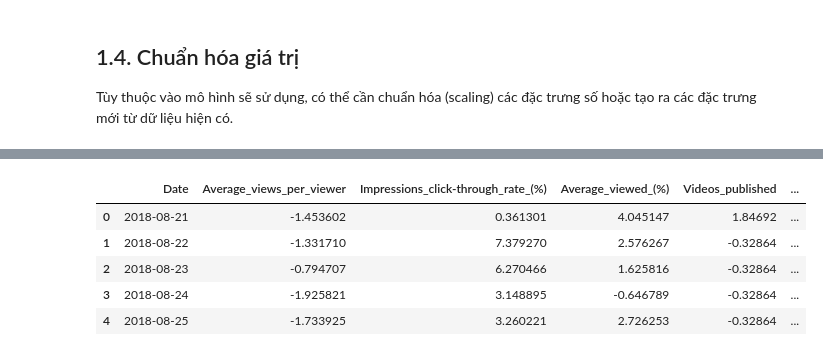
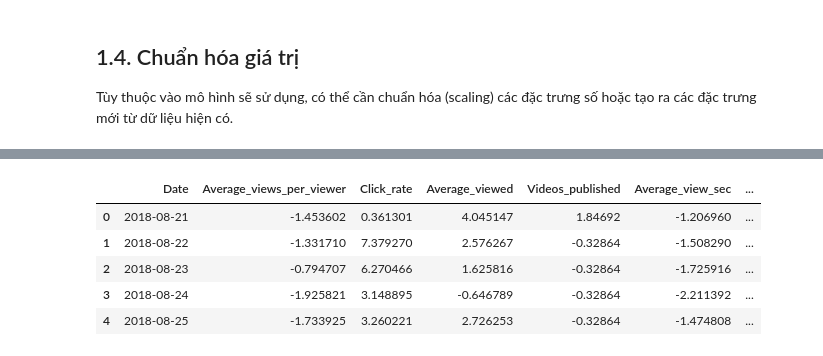
Before and after one commit to theanh-28/machine-learning-project, a Jupyter notebook: youtube_revenue_prediction.ipynb, the cells around one changed output, grey strips where cells are left out. Drawn from its saved outputs; the diff is of its cells as text; code cells hidden in the pictures.

```diff
--- a/youtube_revenue_prediction.ipynb
+++ b/youtube_revenue_prediction.ipynb
@@ -43,6 +41,7 @@ df = pd.concat((pd.read_csv(path+'/'+csv_names[0])[1:-1],
                 pd.read_csv(path+'/'+csv_names[2])[1:-1])).reset_index(drop=True)
 
 df.columns = df.columns.str.replace(' ', '_')
+'''
 col_map ={'Av\xader\xadage_views_per_view\xader':'Average_views_per_viewer',
           'Unique_view\xaders':'Unique_viewers',
           'Av\xader\xadage_per\xadcent\xadage_viewed_(%)':'Average_viewed_(%)',
@@ -58,6 +57,23 @@ col_map ={'Av\xader\xadage_views_per_view\xader':'Average_views_per_viewer',
           'Watch_time_(hours)':'Watch_hours',
           'Av\xader\xadage_view_dur\xada\xadtion':'Average_view_sec',
           'Your_es\xadt\xadim\xadated_rev\xaden\xadue_(USD)':'Revenue'}
+'''
+col_map ={'Av­er­age_views_per_view­er':'Average_views_per_viewer',
+          'Unique_view­ers':'Unique_viewers',
+          'Av­er­age_per­cent­age_viewed_(%)':'Average_viewed',
+          'Im­pres­sions':'Impressions',
+          'Dis\xadlikes':'Dislikes',
+          'Sub­scribers_lost':'Subscribers_lost',
+          'Sub­scribers_gained':'Subscribers_gained',
+          'Videos_pub­lished':'Videos_added',
+          'Videos_ad­ded':'Videos_published',
+          'Sub­scribers':'Subscribers',
+          'Im­pres­sions_click-through_rate_(%)':'Click_rate',
+          'Com­ments_ad­ded':'Comments',
+          'Watch_time_(hours)':'Watch_hours',
+          'Av­er­age_view_dur­a­tion':'Average_view_sec',
+          'Your_es­tim­ated_rev­en­ue_(USD)':'Revenue'}
+
 df = df.rename(columns=col_map)
 df = df.drop(['Likes_(vs._dis­likes)_(%)',   # Đã có cột Likes và Dislikes
               'Videos_added',               # Không ảnh hưởng doanh thu
@@ -325,8 +314,8 @@ Biến đổi logarit hiệu quả nhất với dữ liệu có phân phối b
 # %%
 # Identify numerical columns that might benefit from log transformation (right-skewed)
 cols_to_log_transform = [
-    'Unique_viewers', 'Im­pres­sions', 'Subscribers', 'Comments', 'Shares',
-    'Dislikes', 'Likes', 'Views', 'Watch_hours', 'Your_es­tim­ated_rev­en­ue_(USD)'
+    'Unique_viewers', 'Impressions', 'Subscribers', 'Comments', 'Shares',
+    'Dislikes', 'Likes', 'Views', 'Watch_hours', 'Revenue'
 ]
 
 # Apply np.log1p (log(1+x)) and replace original columns
@@ -409,19 +395,20 @@ from sklearn.preprocessing import StandardScaler
 # Identify numerical columns for scaling, excluding the new date features and the target variable 'Revenue' if it is not a feature
 numerical_cols_to_scale = df.select_dtypes(include=np.number).columns.tolist()
 # Assuming 'Revenue' is the target and should not be scaled as a feature
-if 'Your_es­tim­ated_rev­en­ue_(USD)_log' in numerical_cols_to_scale:
-    numerical_cols_to_scale.remove('Your_es­tim­ated_rev­en­ue_(USD)_log')
+if 'Revenue_log' in numerical_cols_to_scale:
+    numerical_cols_to_scale.remove('Revenue_log')
 
 
 # Apply StandardScaler to the selected numerical columns
 scaler = StandardScaler()
-df[numerical_cols_to_scale] = scaler.fit_transform(df[numerical_cols_to_scale])
+df_scaler = df.copy()
+df_scaler[numerical_cols_to_scale] = scaler.fit_transform(df_scaler[numerical_cols_to_scale])
 # %%
-display(df.head())
+display(df_scaler.head())
 # %% [output]
-|  | Date | Average_views_per_viewer | Im­pres­sions_click-through_rate_(%) | Average_viewed_(%) | Videos_published | ... |
-| 0 | 2018-08-21 | -1.453602 | 0.361301 | 4.045147 | 1.84692 | ... |
-| 1 | 2018-08-22 | -1.331710 | 7.379270 | 2.576267 | -0.32864 | ... |
-| 2 | 2018-08-23 | -0.794707 | 6.270466 | 1.625816 | -0.32864 | ... |
-| 3 | 2018-08-24 | -1.925821 | 3.148895 | -0.646789 | -0.32864 | ... |
-| 4 | 2018-08-25 | -1.733925 | 3.260221 | 2.726253 | -0.32864 | ... |
+|  | Date | Average_views_per_viewer | Click_rate | Average_viewed | Videos_published | Average_view_sec | ... |
+| 0 | 2018-08-21 | -1.453602 | 0.361301 | 4.045147 | 1.84692 | -1.206960 | ... |
+| 1 | 2018-08-22 | -1.331710 | 7.379270 | 2.576267 | -0.32864 | -1.508290 | ... |
+| 2 | 2018-08-23 | -0.794707 | 6.270466 | 1.625816 | -0.32864 | -1.725916 | ... |
+| 3 | 2018-08-24 | -1.925821 | 3.148895 | -0.646789 | -0.32864 | -2.211392 | ... |
+| 4 | 2018-08-25 | -1.733925 | 3.260221 | 2.726253 | -0.32864 | -1.474808 | ... |
```
Also changed, not shown: parts of 16 cells of this notebook, 1 other file.
